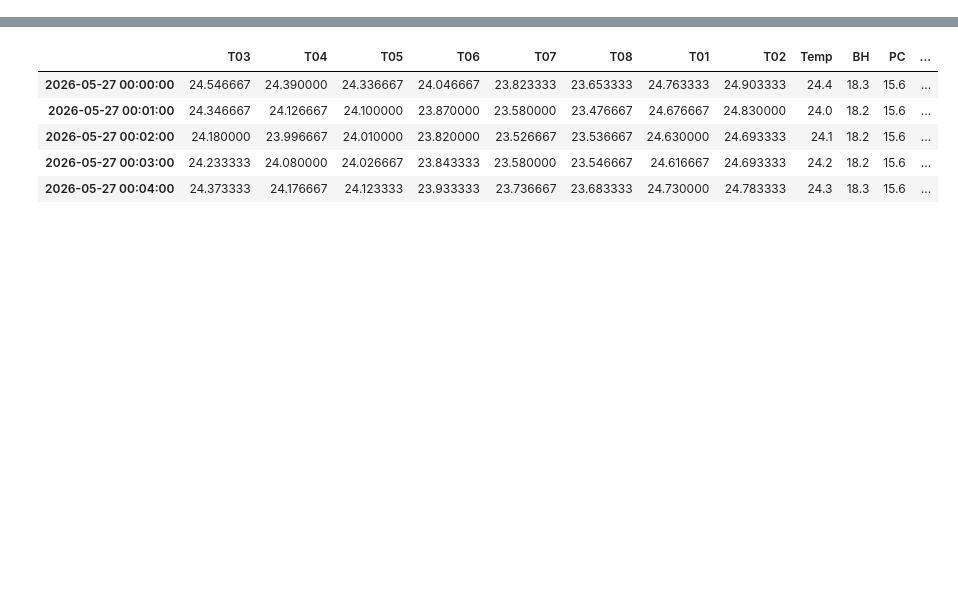
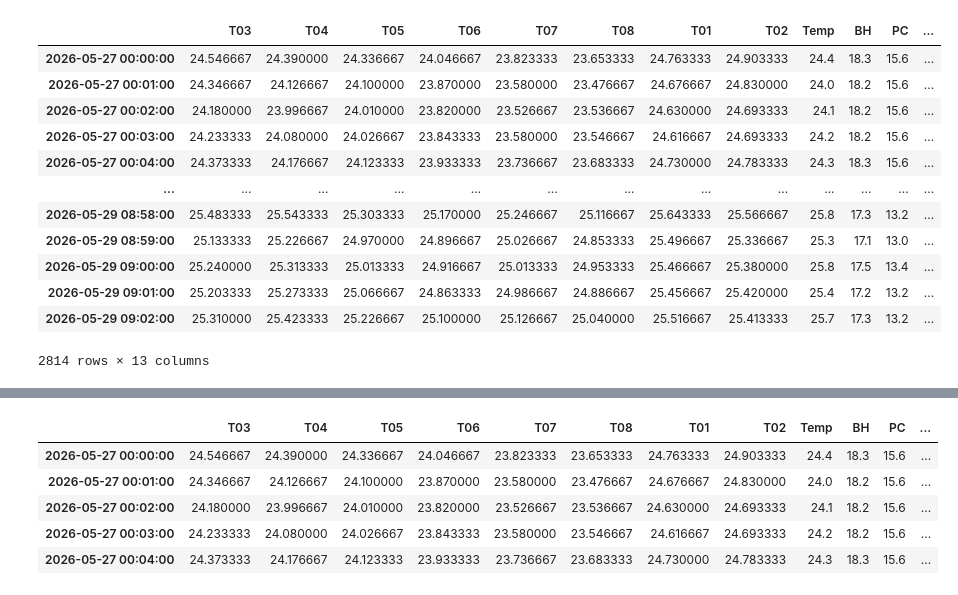
Before and after one commit to Johan23Vasquez/limpiezaDataset, a Jupyter notebook: notebooks/004_analisis_Datos_Concatenados.ipynb, the cells around one changed output, grey strips where cells are left out. Cells and saved outputs as stored; diff of their text form; code cells hidden in the pictures; blank space fills up the shorter version.

```diff
--- a/notebooks/004_analisis_Datos_Concatenados.ipynb
+++ b/notebooks/004_analisis_Datos_Concatenados.ipynb
@@ -10,7 +7,22 @@ from plotly.subplots import make_subplots
 # %%
 archivo_may_torre = "../data/002_intermediate/may_torre.parquet"
 
 may_torre = pd.read_parquet(archivo_may_torre)
+may_torre
+# %% [output]
+|  | T03 | T04 | T05 | T06 | T07 | T08 | T01 | T02 | Temp | BH | PC | ... |
+| 2026-05-27 00:00:00 | 24.546667 | 24.390000 | 24.336667 | 24.046667 | 23.823333 | 23.653333 | 24.763333 | 24.903333 | 24.4 | 18.3 | 15.6 | ... |
+| 2026-05-27 00:01:00 | 24.346667 | 24.126667 | 24.100000 | 23.870000 | 23.580000 | 23.476667 | 24.676667 | 24.830000 | 24.0 | 18.2 | 15.6 | ... |
+| 2026-05-27 00:02:00 | 24.180000 | 23.996667 | 24.010000 | 23.820000 | 23.526667 | 23.536667 | 24.630000 | 24.693333 | 24.1 | 18.2 | 15.6 | ... |
+| 2026-05-27 00:03:00 | 24.233333 | 24.080000 | 24.026667 | 23.843333 | 23.580000 | 23.546667 | 24.616667 | 24.693333 | 24.2 | 18.2 | 15.6 | ... |
+| 2026-05-27 00:04:00 | 24.373333 | 24.176667 | 24.123333 | 23.933333 | 23.736667 | 23.683333 | 24.730000 | 24.783333 | 24.3 | 18.3 | 15.6 | ... |
+| ... | ... | ... | ... | ... | ... | ... | ... | ... | ... | ... | ... | ... |
+| 2026-05-29 08:58:00 | 25.483333 | 25.543333 | 25.303333 | 25.170000 | 25.246667 | 25.116667 | 25.643333 | 25.566667 | 25.8 | 17.3 | 13.2 | ... |
+| 2026-05-29 08:59:00 | 25.133333 | 25.226667 | 24.970000 | 24.896667 | 25.026667 | 24.853333 | 25.496667 | 25.336667 | 25.3 | 17.1 | 13.0 | ... |
+| 2026-05-29 09:00:00 | 25.240000 | 25.313333 | 25.013333 | 24.916667 | 25.013333 | 24.953333 | 25.466667 | 25.380000 | 25.8 | 17.5 | 13.4 | ... |
+| 2026-05-29 09:01:00 | 25.203333 | 25.273333 | 25.066667 | 24.863333 | 24.986667 | 24.886667 | 25.456667 | 25.420000 | 25.4 | 17.2 | 13.2 | ... |
+| 2026-05-29 09:02:00 | 25.310000 | 25.423333 | 25.226667 | 25.100000 | 25.126667 | 25.040000 | 25.516667 | 25.413333 | 25.7 | 17.3 | 13.2 | ... |
+2814 rows × 13 columns
 # %%
 #GRAFICA DE PROMEDIOS CADA 10 MINUTOS
 fig, ax = plt.subplots(figsize=(10, 6))
```
Also changed, not shown: parts of 4 cells of this notebook, 2 other files.
